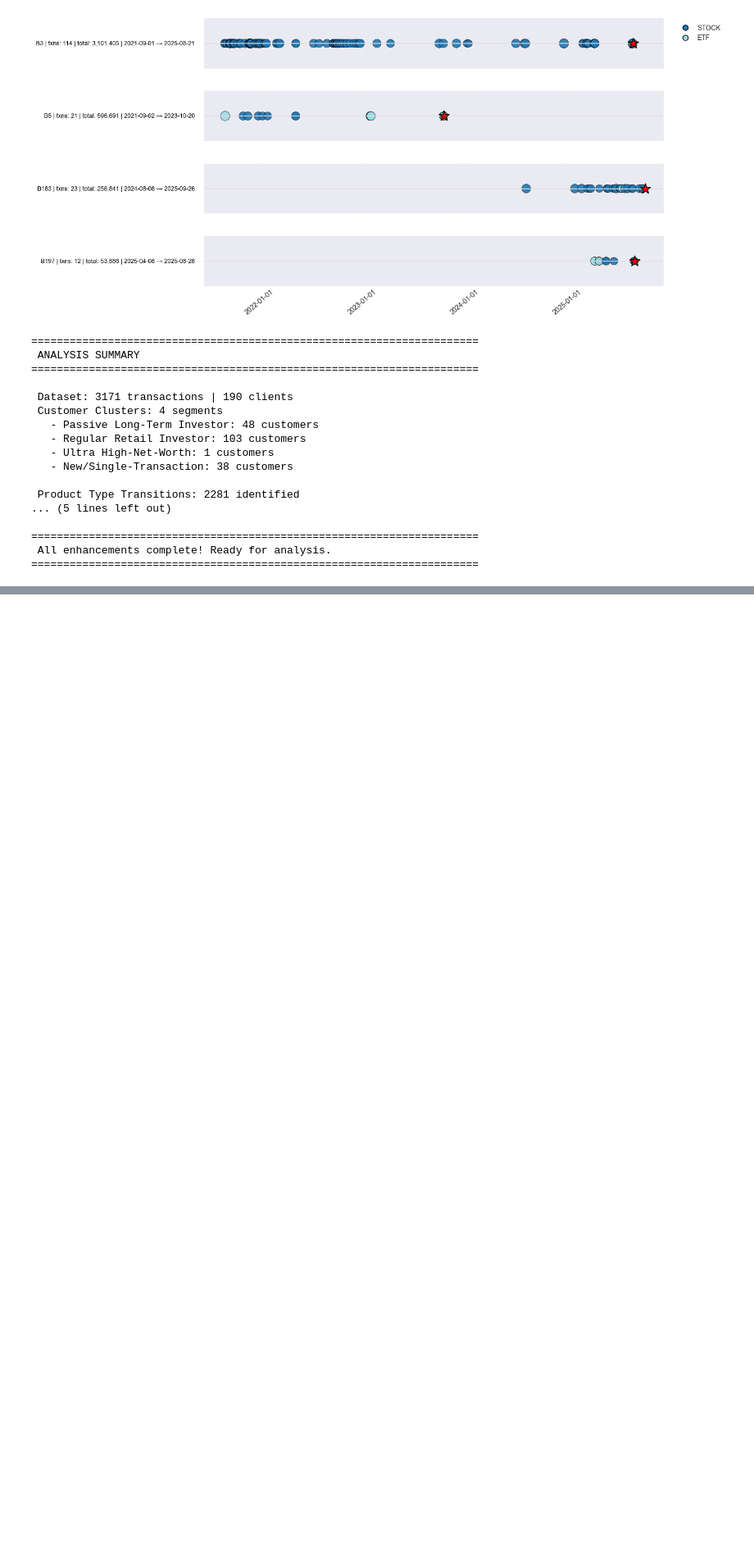
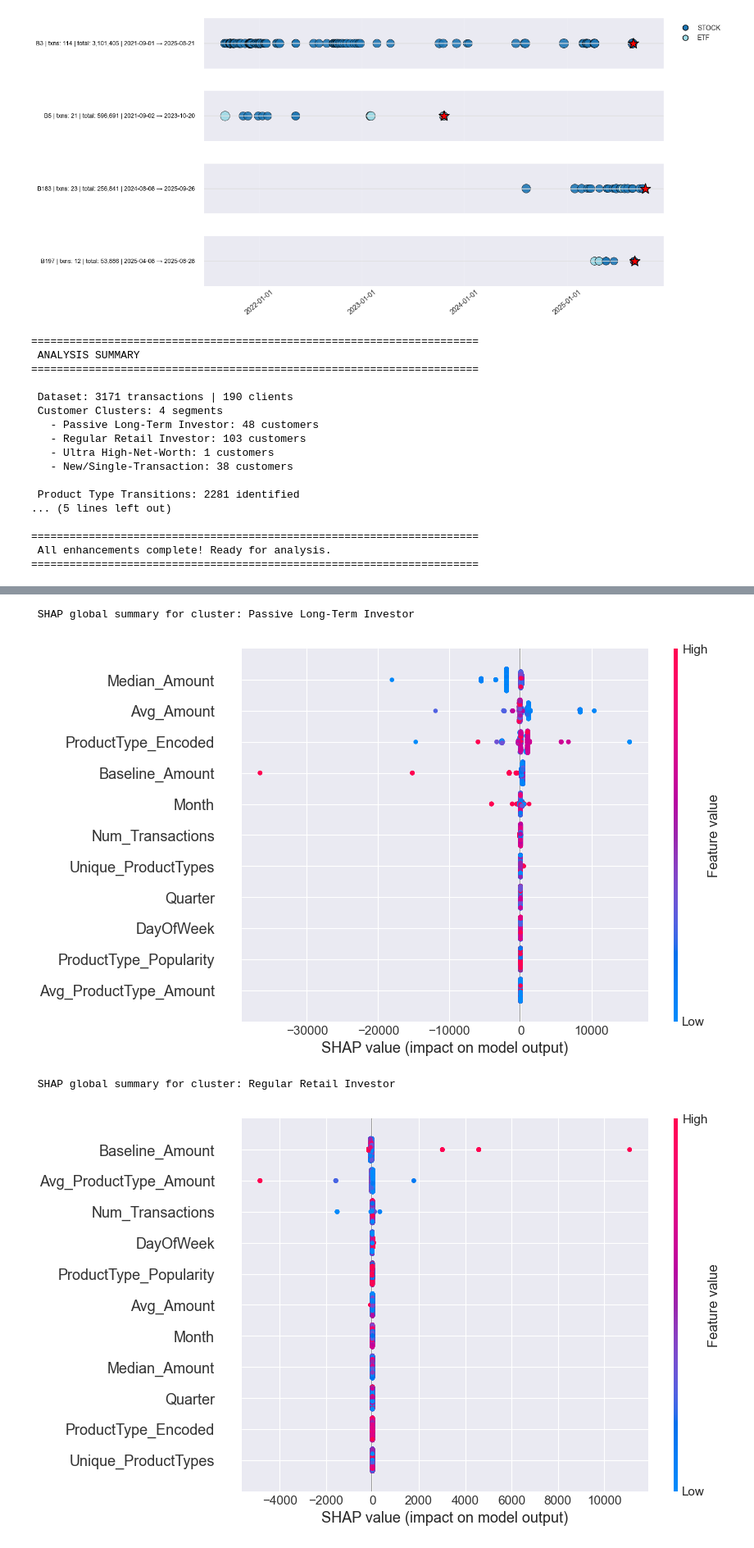
Before and after one commit to RudraSomaiya/FinPulse, a Jupyter notebook: integrated-timeline.ipynb, the cells around one changed output, grey strips where cells are left out. Shown at 82% size. Cells and saved outputs as stored; diff of their text form; code cells hidden in the pictures; blank space fills up the shorter version.

Commit message:
added export & shap explanations

```diff
--- a/integrated-timeline.ipynb
+++ b/integrated-timeline.ipynb
@@ -1300,3 +1302,79 @@ print("="*70)
 ======================================================================
  All enhancements complete! Ready for analysis.
 ======================================================================
+# %%
+# SHAP Explainability for Amount (P50) Residual Models
+print(" Running SHAP explainability for P50 residual models...")
+
+# This cell explains the residual models used to adjust the Baseline_Amount.
+# Final P50 = Baseline_Amount + Predicted_Residual_P50.
+# Use non-interactive plotting backend for notebooks without JS
+shap.initjs()  # Safe call; no-op if JS not available
+
+# 2) Build explainers for cluster P50 models
+explainers = {}
+for cn, models_dict in models.items():
+    if 0.5 in models_dict:
+        try:
+            explainers[cn] = shap.TreeExplainer(models_dict[0.5])
+        except Exception as e:
+            print(f" Could not build explainer for cluster {cn}: {e}")
+
+# Helper to get cluster training data features
+def get_cluster_train_X(cn, max_n=1000):
+    cdf = train_df[train_df['Cluster_Name'] == cn]
+    if len(cdf) == 0:
+        return None
+    if len(cdf) > max_n:
+        cdf = cdf.sample(max_n, random_state=42)
+    return cdf[base_cols]
+
+# 3) Global importance per cluster (beeswarm summary)
+for cn in clusters_to_model:
+    if cn not in explainers:
+        print(f" Skipping SHAP summary for {cn}: no P50 model.")
+        continue
+    Xc = get_cluster_train_X(cn)
+    if Xc is None:
+        print(f" Skipping SHAP summary for {cn}: no training rows.")
+        continue
+    try:
+        shap_values = explainers[cn](Xc)
+        print(f" SHAP global summary for cluster: {cn}")
+        try:
+            shap.plots.beeswarm(shap_values, max_display=15, show=True)
+        except Exception:
+            shap.summary_plot(shap_values.values, Xc, feature_names=Xc.columns.tolist(), max_display=15, show=True)
+    except Exception as e:
+        print(f" Failed SHAP summary for {cn}: {e}")
+
+# 4) Local explanation for a specific client (latest row)
+# Set target client (change as needed)
+if 'target_client_for_shap' not in globals():
+    target_client_for_shap = client_features['Client'].iloc[0]
+
+row = feat_df.sort_values('Date').groupby('Client').tail(1)
+row = row[row['Client'] == target_client_for_shap]
+if len(row) == 0:
+    print(f" No latest row found for client {target_client_for_shap} for SHAP.")
+else:
+    cn = row.iloc[0]['Cluster_Name']
+    X_row = row[base_cols]
+    base = float(row.iloc[0]['Baseline_Amount'])
+    if cn in explainers:
+        try:
+            sv = explainers[cn](X_row)
+            print(f" SHAP local explanation for client {target_client_for_shap} (cluster: {cn})")
+            # Waterfall plot of residual contributions
+            try:
+                shap.plots.waterfall(sv[0], max_display=15, show=True)
+            except Exception:
+                # Fallback to bar plot
+                shap.plots.bar(sv[0], max_display=15, show=True)
+        except Exception as e:
+            print(f" Failed SHAP local explanation for {target_client_for_shap}: {e}")
+    else:
+        print(f" No explainer for cluster {cn}; cannot compute SHAP for {target_client_for_shap}.")
+
+print(" SHAP explainability complete.")
+# %% [output]
@@ -1302,0 +1383,4 @@ print("="*70)
+ SHAP global summary for cluster: Passive Long-Term Investor
+[figure, added]
+ SHAP global summary for cluster: Regular Retail Investor
+[figure, added]
```
Also changed, not shown: parts of 4 cells of this notebook.
